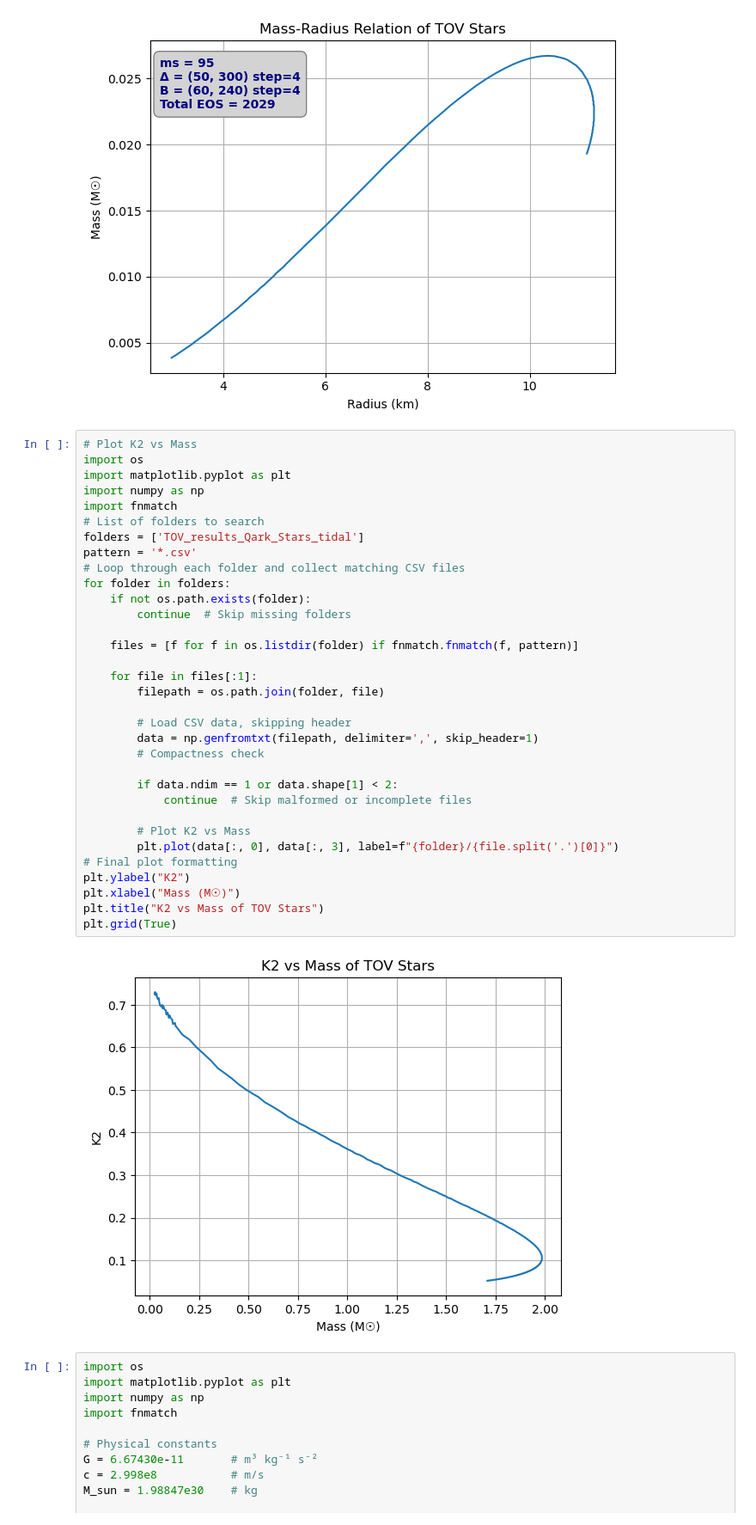
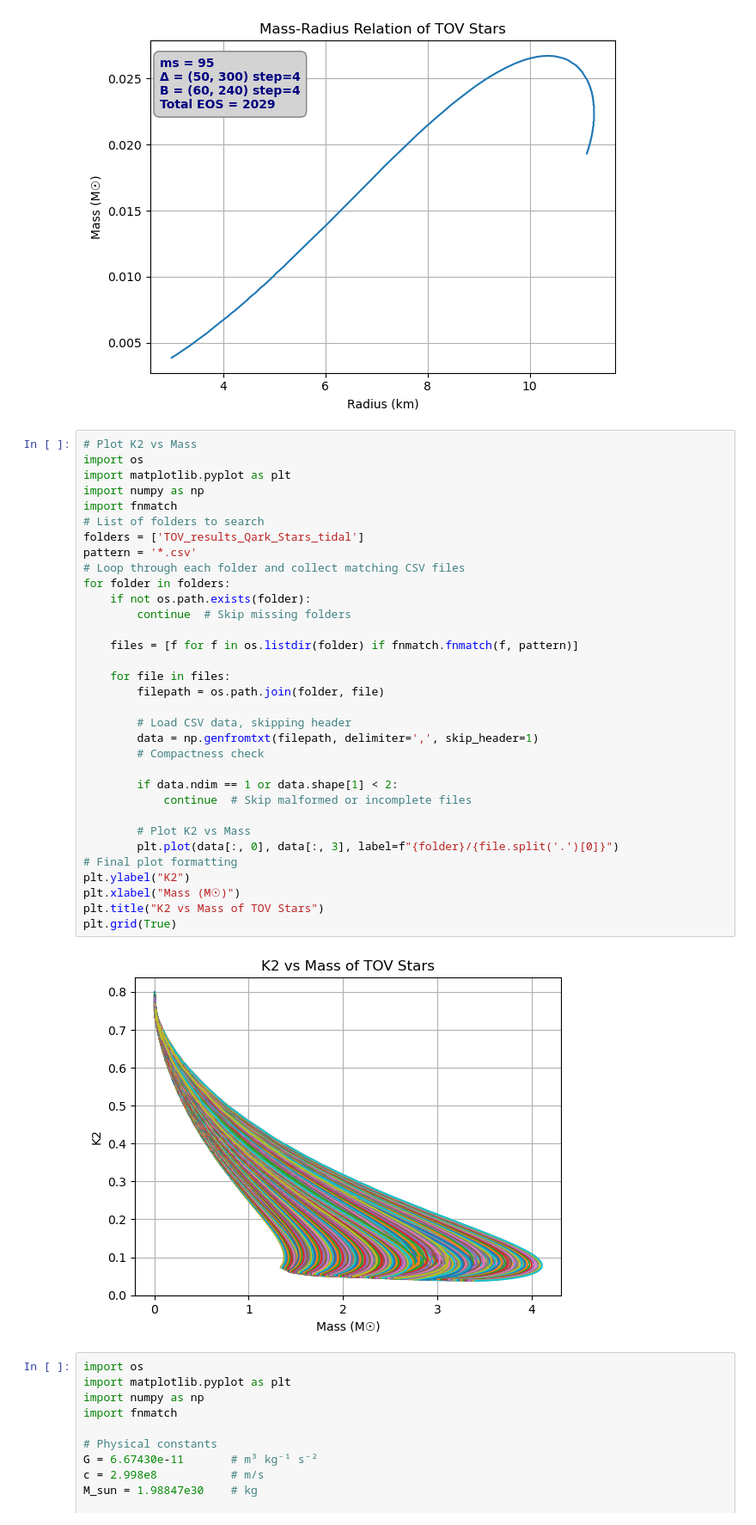
Before and after one commit to giorgoskoufetidis/TOV_EQUATIONS, a Jupyter notebook: Quark Stars/Plot_Quark_MR.ipynb, the cells around one changed output. Shown at 86% size. Drawn from its saved outputs; the diff is of its cells as text.

```diff
--- a/Quark Stars/Plot_Quark_MR.ipynb
+++ b/Quark Stars/Plot_Quark_MR.ipynb
@@ -54,35 +54,35 @@ import os
 import matplotlib.pyplot as plt
 import numpy as np
 import fnmatch
 # List of folders to search
 folders = ['TOV_results_Qark_Stars_tidal']
 pattern = '*.csv'
 # Loop through each folder and collect matching CSV files
 for folder in folders:
     if not os.path.exists(folder):
         continue  # Skip missing folders
 
     files = [f for f in os.listdir(folder) if fnmatch.fnmatch(f, pattern)]
 
-    for file in files[:1]:
+    for file in files:
         filepath = os.path.join(folder, file)
 
         # Load CSV data, skipping header
         data = np.genfromtxt(filepath, delimiter=',', skip_header=1)
         # Compactness check
 
         if data.ndim == 1 or data.shape[1] < 2:
             continue  # Skip malformed or incomplete files
 
         # Plot K2 vs Mass
         plt.plot(data[:, 0], data[:, 3], label=f"{folder}/{file.split('.')[0]}")
 # Final plot formatting
 plt.ylabel("K2")
 plt.xlabel("Mass (M☉)")
 plt.title("K2 vs Mass of TOV Stars")
 plt.grid(True)
 # %% [output]
-[figure, old version]
+[figure, new version]
 # %%
 import os
 import matplotlib.pyplot as plt
```
Also changed, not shown: parts of 1 cell of this notebook, 33 other files.
